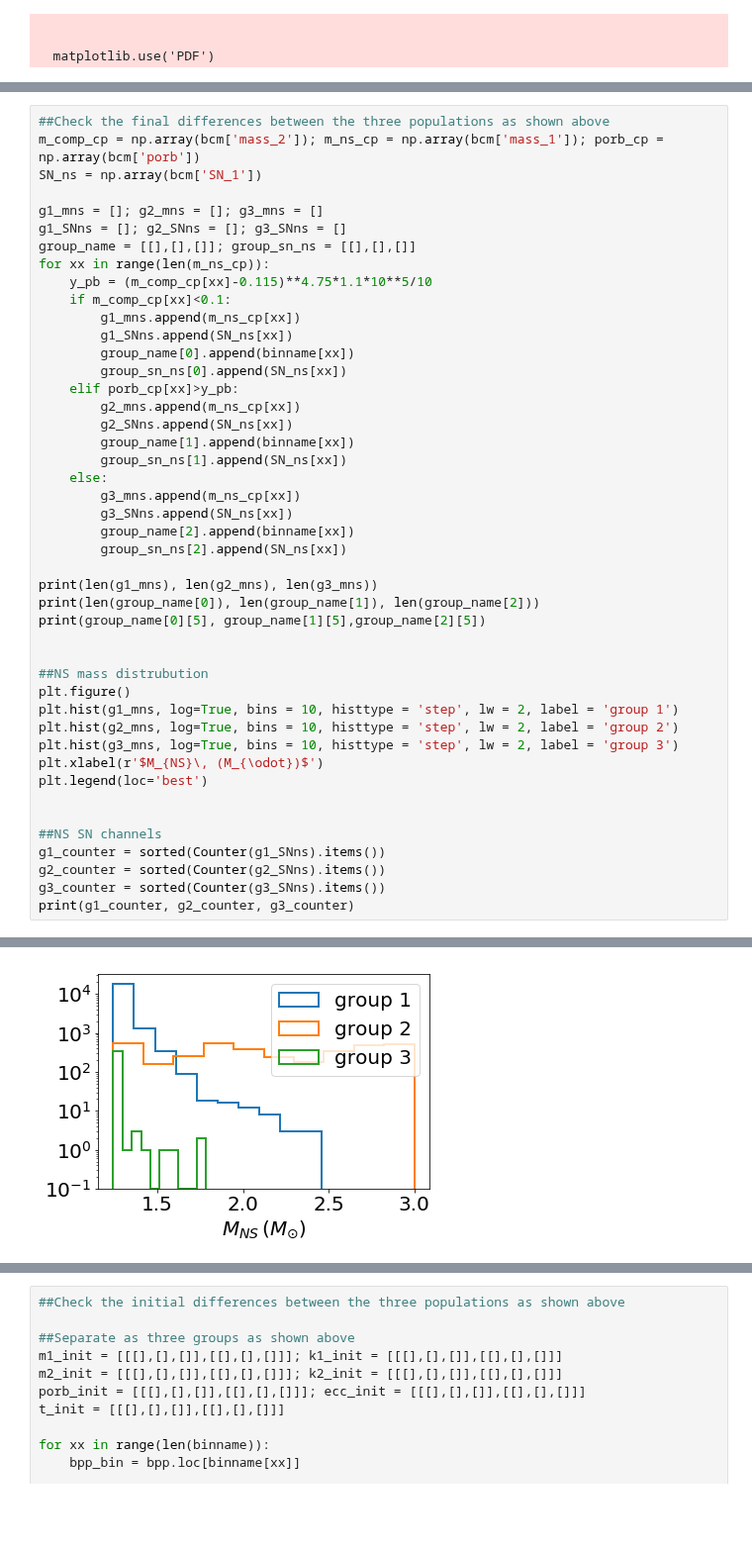
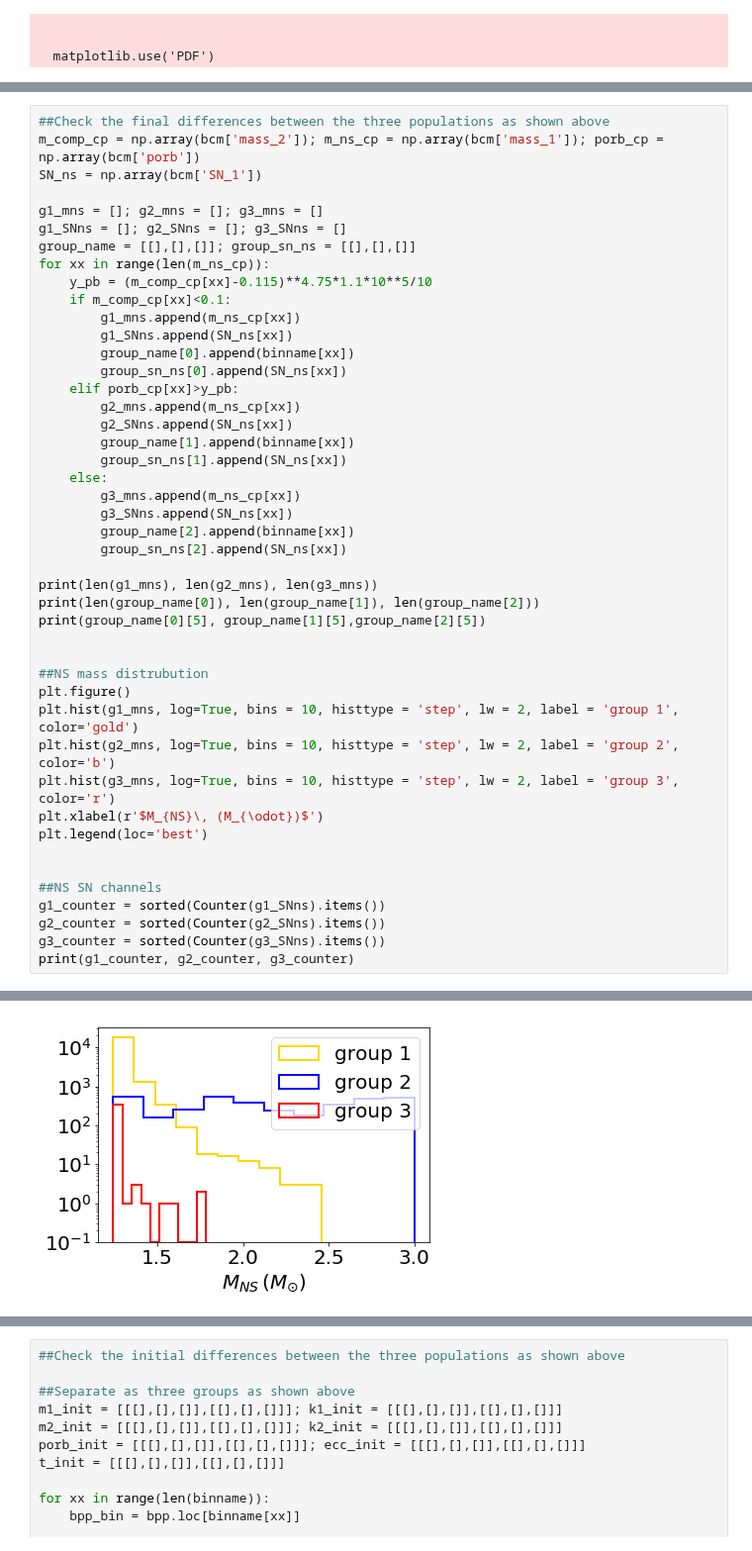
Before and after one commit to claireshiye/MyPythonCode, a Jupyter notebook: cosmic_binary.ipynb, the cells around one changed output, grey strips where cells are left out. Shown at 99% size. Drawn from its saved outputs; the diff is of its cells as text; blank space fills up the shorter version.

```diff
--- a/cosmic_binary.ipynb
+++ b/cosmic_binary.ipynb
@@ -160,34 +163,34 @@ for xx in range(len(m_ns_cp)):
         g2_SNns.append(SN_ns[xx])
         group_name[1].append(binname[xx])
         group_sn_ns[1].append(SN_ns[xx])
     else:
         g3_mns.append(m_ns_cp[xx])
         g3_SNns.append(SN_ns[xx])
         group_name[2].append(binname[xx])
         group_sn_ns[2].append(SN_ns[xx])
 
 print(len(g1_mns), len(g2_mns), len(g3_mns))
 print(len(group_name[0]), len(group_name[1]), len(group_name[2]))
 print(group_name[0][5], group_name[1][5],group_name[2][5])
 
 
 ##NS mass distrubution
 plt.figure()
-plt.hist(g1_mns, log=True, bins = 10, histtype = 'step', lw = 2, label = 'group 1')
-plt.hist(g2_mns, log=True, bins = 10, histtype = 'step', lw = 2, label = 'group 2')
-plt.hist(g3_mns, log=True, bins = 10, histtype = 'step', lw = 2, label = 'group 3')
+plt.hist(g1_mns, log=True, bins = 10, histtype = 'step', lw = 2, label = 'group 1', color='gold')
+plt.hist(g2_mns, log=True, bins = 10, histtype = 'step', lw = 2, label = 'group 2', color='b')
+plt.hist(g3_mns, log=True, bins = 10, histtype = 'step', lw = 2, label = 'group 3', color='r')
 plt.xlabel(r'$M_{NS}\, (M_{\odot})$')
 plt.legend(loc='best')
 
 
 ##NS SN channels
 g1_counter = sorted(Counter(g1_SNns).items())
 g2_counter = sorted(Counter(g2_SNns).items())
 g3_counter = sorted(Counter(g3_SNns).items())
 print(g1_counter, g2_counter, g3_counter)
 # %% [output]
 19751 3633 357
 19751 3633 357
 729 3281 32635
 [(1.0, 570), (2.0, 3089), (4.0, 16092)] [(1.0, 1243), (2.0, 1182), (4.0, 1208)] [(1.0, 31), (2.0, 314), (4.0, 12)]
-[figure, old version]
+[figure, new version]
```
Also changed, not shown: parts of 4 cells of this notebook, 50 other files.
